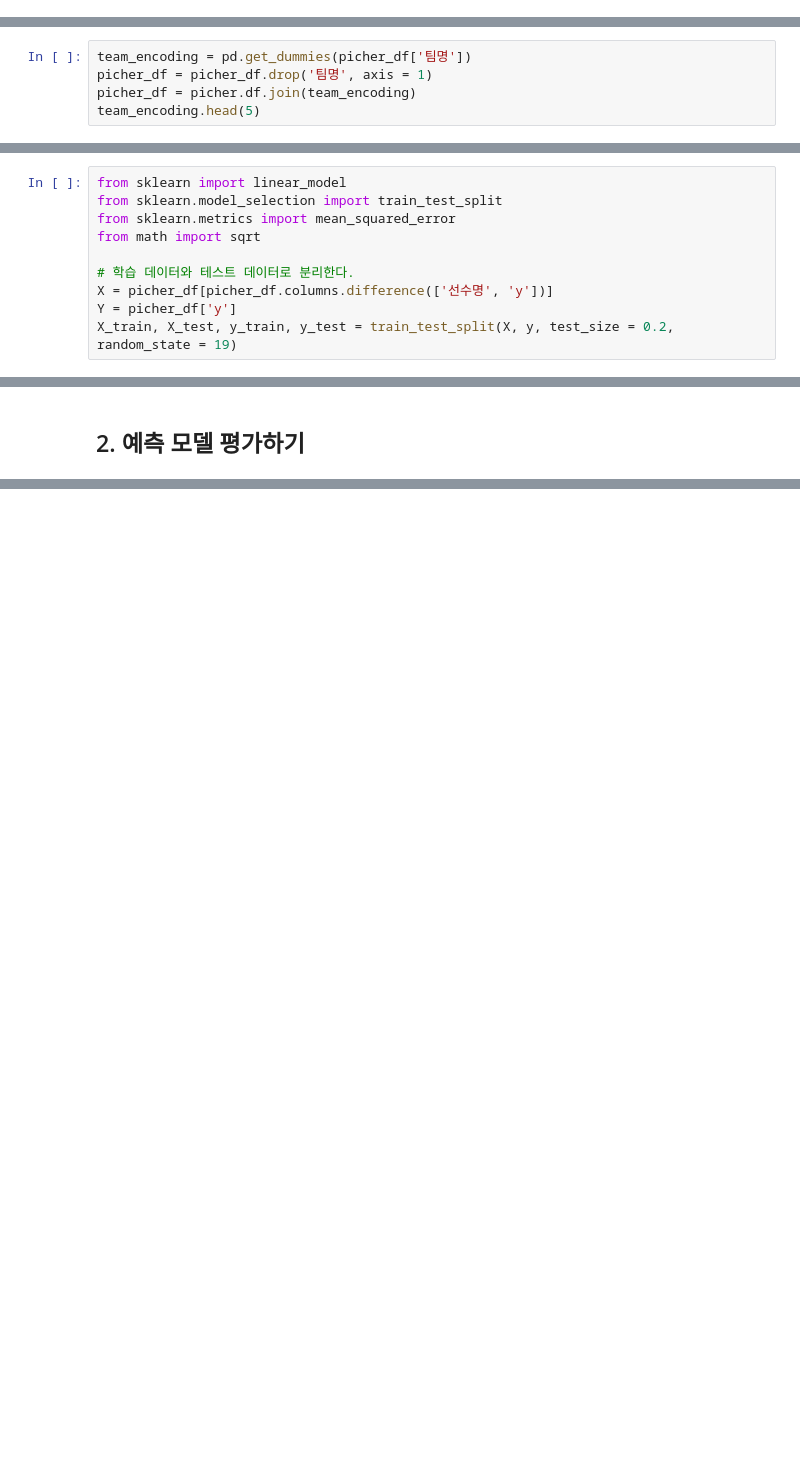
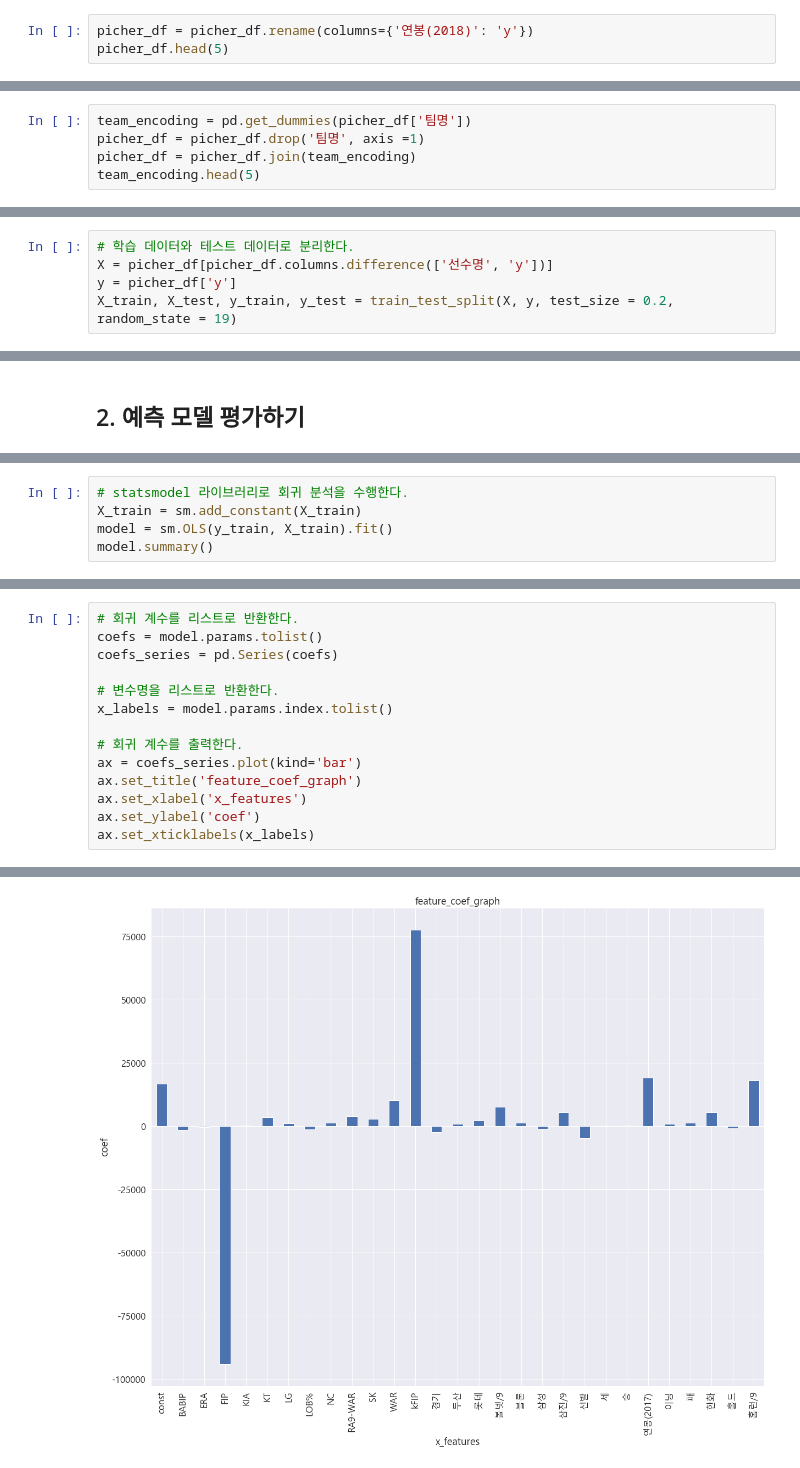
Before and after one commit to gyrud02/python_study, a Jupyter notebook: 14주차.ipynb, the cells around one changed output, grey strips where cells are left out. Cells and saved outputs as stored; diff of their text form; blank space fills up the shorter version.

```diff
--- a/14주차.ipynb
+++ b/14주차.ipynb
@@ -162,0 +180,3 @@ SyntaxError: unexpected EOF while parsing (<ipython-input-40-3188ebd227d5>, line
+# %%
+picher_df = picher_df.rename(columns={'연봉(2018)': 'y'})
+picher_df.head(5)
@@ -164,7 +192,7 @@ SyntaxError: unexpected EOF while parsing (<ipython-input-40-3188ebd227d5>, line
 ### [ 피처들의 단위 맞춰주기 : one-hot-encoding ]
 # %%
 team_encoding = pd.get_dummies(picher_df['팀명'])
-picher_df = picher_df.drop('팀명', axis = 1)
-picher_df = picher.df.join(team_encoding)
+picher_df = picher_df.drop('팀명', axis =1)
+picher_df = picher_df.join(team_encoding)
 team_encoding.head(5)
 # %% [output]
@@ -180,10 +214,5 @@ NameError: name 'picher_df' is not defined
 # %%
-from sklearn import linear_model
-from sklearn.model_selection import train_test_split
-from sklearn.metrics import mean_squared_error
-from math import sqrt
-
 # 학습 데이터와 테스트 데이터로 분리한다.
 X = picher_df[picher_df.columns.difference(['선수명', 'y'])]
-Y = picher_df['y']
+y = picher_df['y']
 X_train, X_test, y_train, y_test = train_test_split(X, y, test_size = 0.2, random_state = 19)
@@ -205,0 +248,5 @@ NameError: name 'picher_df' is not defined
+# %%
+# statsmodel 라이브러리로 회귀 분석을 수행한다.
+X_train = sm.add_constant(X_train)
+model = sm.OLS(y_train, X_train).fit()
+model.summary()
@@ -205,0 +288,15 @@ NameError: name 'picher_df' is not defined
+# %%
+# 회귀 계수를 리스트로 반환한다.
+coefs = model.params.tolist()
+coefs_series = pd.Series(coefs)
+
+# 변수명을 리스트로 반환한다.
+x_labels = model.params.index.tolist()
+
+# 회귀 계수를 출력한다.
+ax = coefs_series.plot(kind='bar')
+ax.set_title('feature_coef_graph')
+ax.set_xlabel('x_features')
+ax.set_ylabel('coef')
+ax.set_xticklabels(x_labels)
+# %% [output]
@@ -205,0 +320 @@ NameError: name 'picher_df' is not defined
+[figure, added]
```
Also changed, not shown: parts of 32 cells of this notebook.
